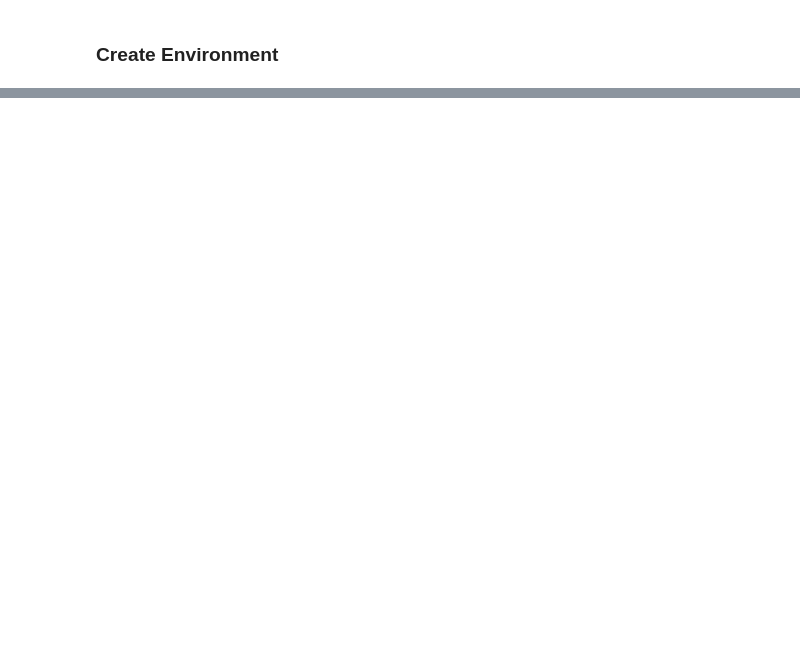
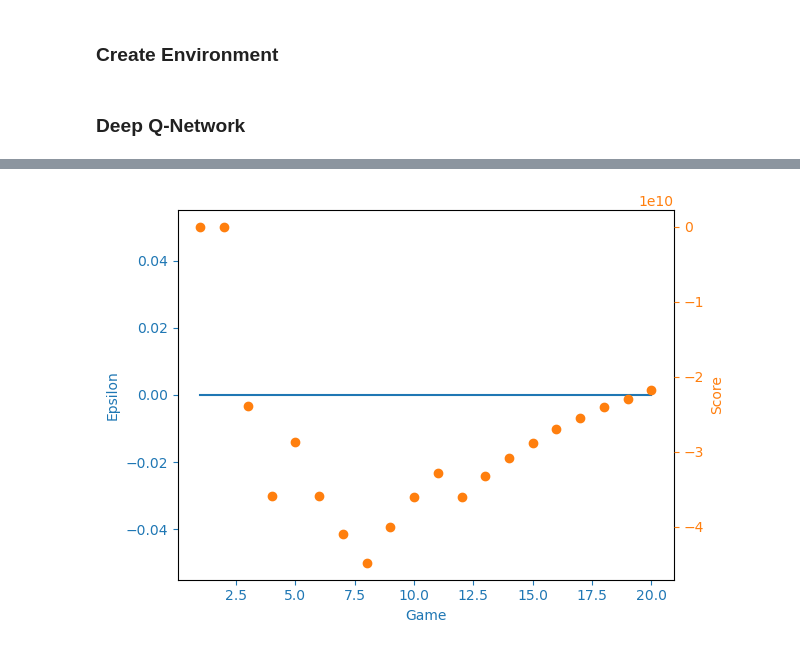
Before and after one commit to madxox/AAA_Teamassignment, a Jupyter notebook: 05_smart_charging_RL.ipynb, the cells around one changed output, grey strips where cells are left out. Saved outputs shown, nothing was run; the diff lists cells and outputs as text; code cells hidden in the pictures; blank space fills up the shorter version.

Commit message:
erste Deep Q Learning Implementierung

```diff
--- a/05_smart_charging_RL.ipynb
+++ b/05_smart_charging_RL.ipynb
@@ -6,7 +11,7 @@ import math
 # %% [markdown]
 ### Create Environment
 # %%
-class SmartCharging(gym.env):
+class SmartCharging(gym.Env):
 
     def __init__(self, render_mode=None):
 
@@ -18,7 +23,7 @@ class SmartCharging(gym.env):
         self.battery_capacity = 72
         # time steps: 0 - 2 p.m., 1 - 2:15 p.m., ... , 7 - 3:45 p.m., 8 - 4 p.m.
         self.time_step = 0
-        self.observation_space = np.array([spaces.Box(0, self.capacity, shape=(1,)), spaces.Box(0, 8, shape=(1,))])
+        self.observation_space = np.array([spaces.Box(0, self.battery_capacity, shape=(1,)), spaces.Box(0, 8, shape=(1,))])
 
         # 15 minute charging slots
         self.time_slot = 0.25
@@ -26,13 +31,14 @@ class SmartCharging(gym.env):
         self.battery_status = random.randint(0,self.battery_capacity)
 
     def _get_obs(self):
-        return {"battery status": self.battery_status, "time step": self.time_step}
+        #return {"battery status": self.battery_status, "time step": self.time_step}
+        return np.array([self.battery_status, self.time_step])
 
     def step(self, action):
 
         terminated = False
 
-        if self.time_step = 8:
+        if self.time_step == 8:
 
             energy_demand = np.random.normal(loc=30, scale=5)
             penalty_factor = 10
@@ -65,11 +71,13 @@ class SmartCharging(gym.env):
 
             reward = (-1) * time_coeff * math.exp(self.actions_to_kw[action])
 
-        return self._get_obs_(), reward, terminated
+        return self._get_obs(), reward, terminated
 
     def reset(self, seed=None, options=None):
 
         self.battery_status = random.randint(0,self.battery_capacity)
         self.time_step = 0
 
-        return self._get_obs_()
+        return self._get_obs()
+# %% [markdown]
+### Deep Q-Network
@@ -75,0 +230,46 @@ class SmartCharging(gym.env):
+# %%
+
+if __name__ == '__main__':
+
+    env = SmartCharging()
+
+    lr = 0.0005
+    n_games = 20
+    agent = Agent(gamma=0.99, epsilon=0.0, alpha=lr, input_dims=2,
+                  n_actions=4, mem_size=1000000, batch_size=64, epsilon_end=0.0)
+
+#     agent.load_model()
+    scores = []
+    eps_history = []
+
+    #env = wrappers.Monitor(env, "tmp/lunar-lander-6",
+    #                         video_callable=lambda episode_id: True, force=True)
+
+    for i in range(n_games):
+        done = False
+        score = 0
+        observation = env.reset()#[0]
+        print(observation)
+        while not done:
+            action = agent.choose_action(observation)
+            observation_, reward, done = env.step(action)
+            score += reward
+            agent.remember(observation, action, reward, observation_, int(done))
+            observation = observation_
+            agent.learn()
+
+        eps_history.append(agent.epsilon)
+        scores.append(score)
+
+        avg_score = np.mean(scores[max(0, i-100):(i+1)])
+        print('episode: ', i,'score: %.2f' % score,
+              ' average score %.2f' % avg_score)
+
+        if i % 10 == 0 and i > 0:
+            agent.save_model()
+
+    filename = 'smartCharging.png'
+
+    x = [i+1 for i in range(n_games)]
+    plotLearning(x, scores, eps_history, filename)
+# %% [output]
@@ -75,0 +293 @@ class SmartCharging(gym.env):
+[figure, added]
```
Also changed, not shown: parts of 4 cells of this notebook.
